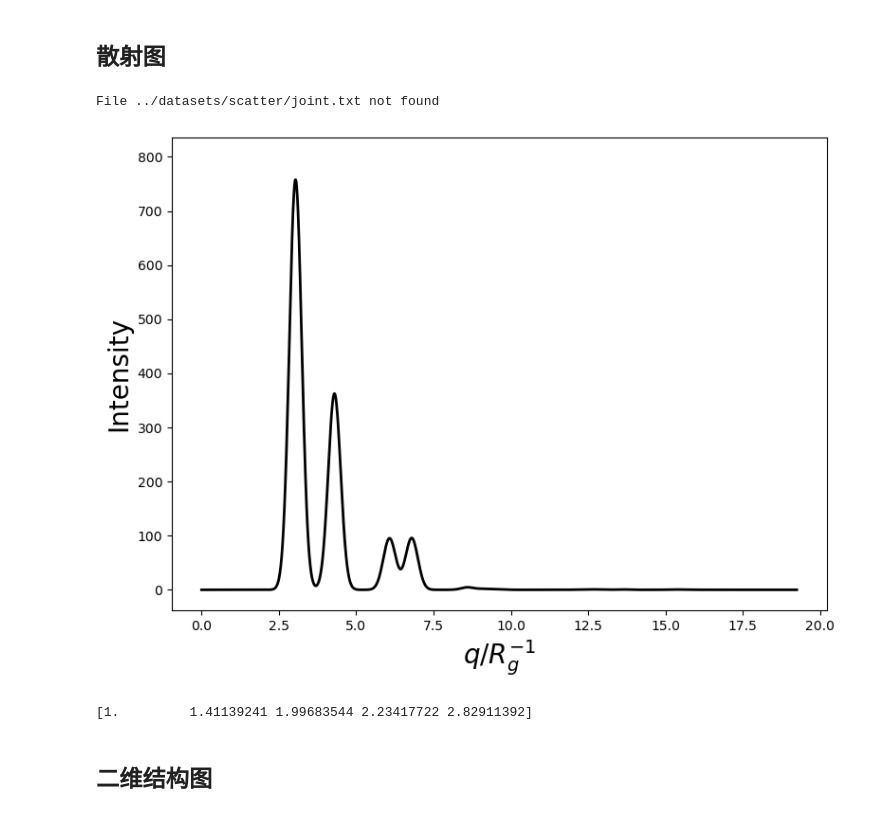
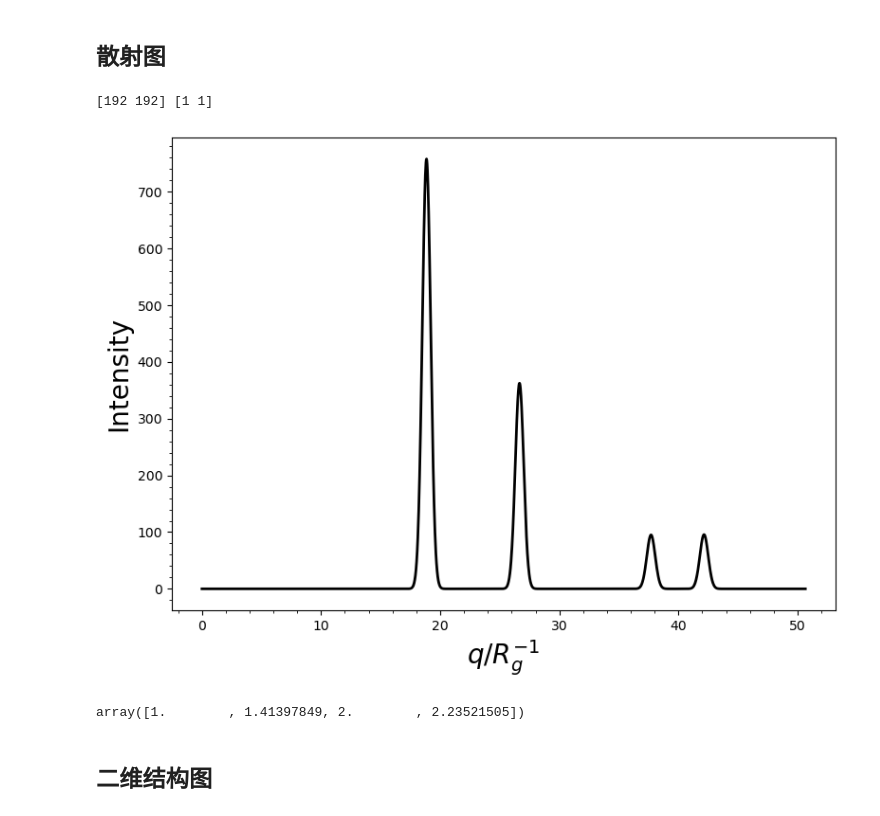
Before and after one commit to KangruiYuan/SimuBox, a Jupyter notebook: Demos/Scripts.ipynb, the cells around one changed output. Drawn from its saved outputs; the diff is of its cells as text; code cells hidden in the pictures.

```diff
--- a/Demos/Scripts.ipynb
+++ b/Demos/Scripts.ipynb
@@ -34,15 +34,17 @@ format: id(count_id)
 ODT is 79.35398092239298
 # %% [markdown]
 ## 散射图
-# %%
-s = Scatter('../datasets/scatter/', inverse_flag=True)
-s.collect()
-s.sacttering_peak(s.phi0, cutoff=300)
-x = s.PeakShow(w=0.2, cutoff=300)
-print(x)
-# %% [output]
-File ../datasets/scatter/joint.txt not found
-[figure, removed]
-[1.         1.41139241 1.99683544 2.23417722 2.82911392]
+# %%
+from SimuBox import read_density, read_printout, parse_density, iso2D
+path = "./Datasets/Scatter/phout_C4.txt"
+des = read_density(path)
+res = parse_density(density=des, target=0)
+print(des.shape, des.lxlylz)
+sc = Scatter.sacttering_peak(mat=res[0], NxNyNz=des.shape, lxlylz=des.lxlylz)
+Scatter.show_peak(res=sc, cutoff=300)
+# %% [output]
+[192 192] [1 1]
+[figure, added]
+array([1.        , 1.41397849, 2.        , 2.23521505])
 # %% [markdown]
 ## 二维结构图
```
Also changed, not shown: parts of 8 cells of this notebook, 9 other files.
